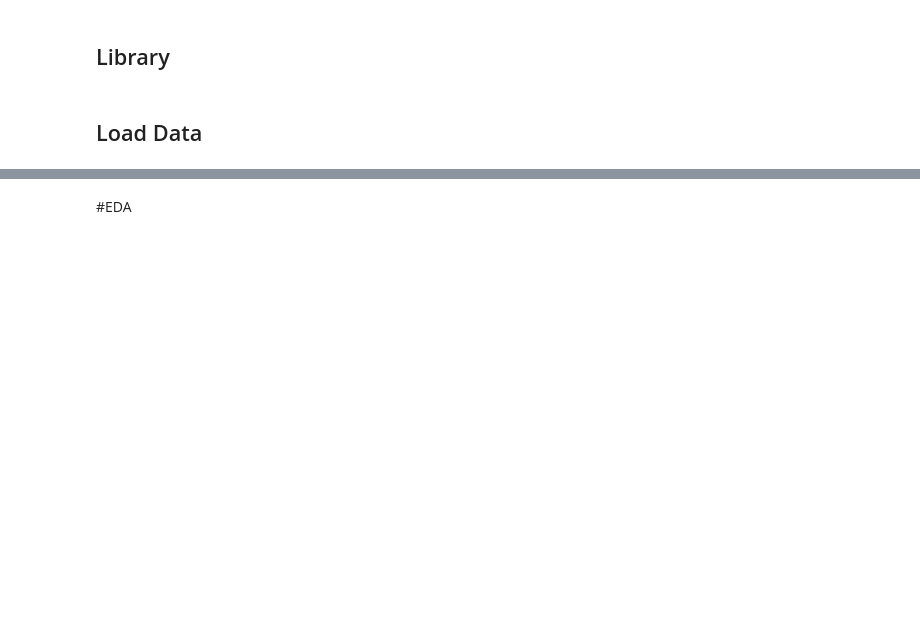
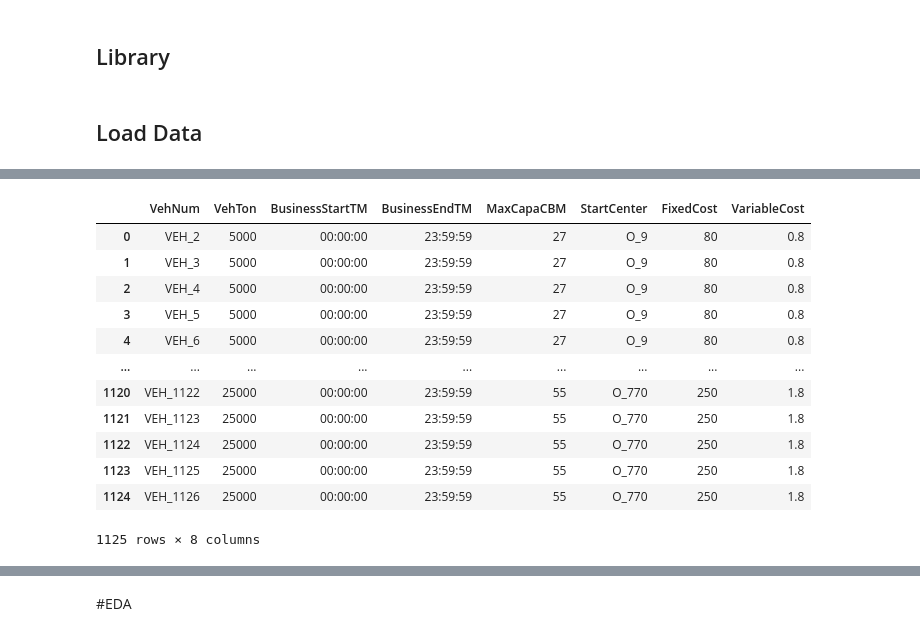
Before and after one commit to wonwookim/cj_challenge, a Jupyter notebook: cj_challenge_eda.ipynb, the cells around one changed output, grey strips where cells are left out. Cells and saved outputs as stored; diff of their text form; code cells hidden in the pictures; blank space fills up the shorter version.

```diff
--- a/cj_challenge_eda.ipynb
+++ b/cj_challenge_eda.ipynb
@@ -100 +117,17 @@ veh_table.head(5)
+# %%
+veh_table
+# %% [output]
+|  | VehNum | VehTon | BusinessStartTM | BusinessEndTM | MaxCapaCBM | StartCenter | FixedCost | VariableCost |
+| 0 | VEH_2 | 5000 | 00:00:00 | 23:59:59 | 27 | O_9 | 80 | 0.8 |
+| 1 | VEH_3 | 5000 | 00:00:00 | 23:59:59 | 27 | O_9 | 80 | 0.8 |
+| 2 | VEH_4 | 5000 | 00:00:00 | 23:59:59 | 27 | O_9 | 80 | 0.8 |
+| 3 | VEH_5 | 5000 | 00:00:00 | 23:59:59 | 27 | O_9 | 80 | 0.8 |
+| 4 | VEH_6 | 5000 | 00:00:00 | 23:59:59 | 27 | O_9 | 80 | 0.8 |
+| ... | ... | ... | ... | ... | ... | ... | ... | ... |
+| 1120 | VEH_1122 | 25000 | 00:00:00 | 23:59:59 | 55 | O_770 | 250 | 1.8 |
+| 1121 | VEH_1123 | 25000 | 00:00:00 | 23:59:59 | 55 | O_770 | 250 | 1.8 |
+| 1122 | VEH_1124 | 25000 | 00:00:00 | 23:59:59 | 55 | O_770 | 250 | 1.8 |
+| 1123 | VEH_1125 | 25000 | 00:00:00 | 23:59:59 | 55 | O_770 | 250 | 1.8 |
+| 1124 | VEH_1126 | 25000 | 00:00:00 | 23:59:59 | 55 | O_770 | 250 | 1.8 |
+1125 rows × 8 columns
 # %%
```
Also changed, not shown: parts of 28 cells of this notebook.
